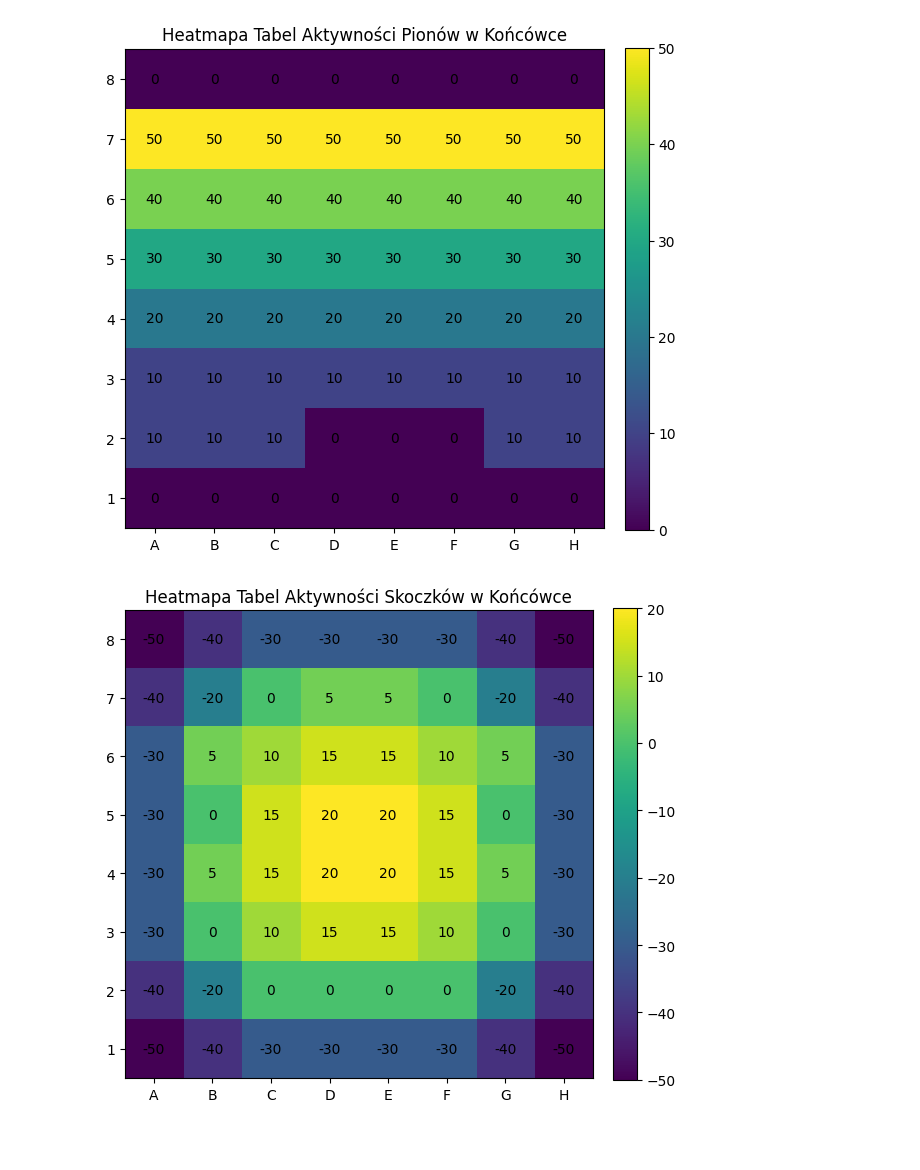
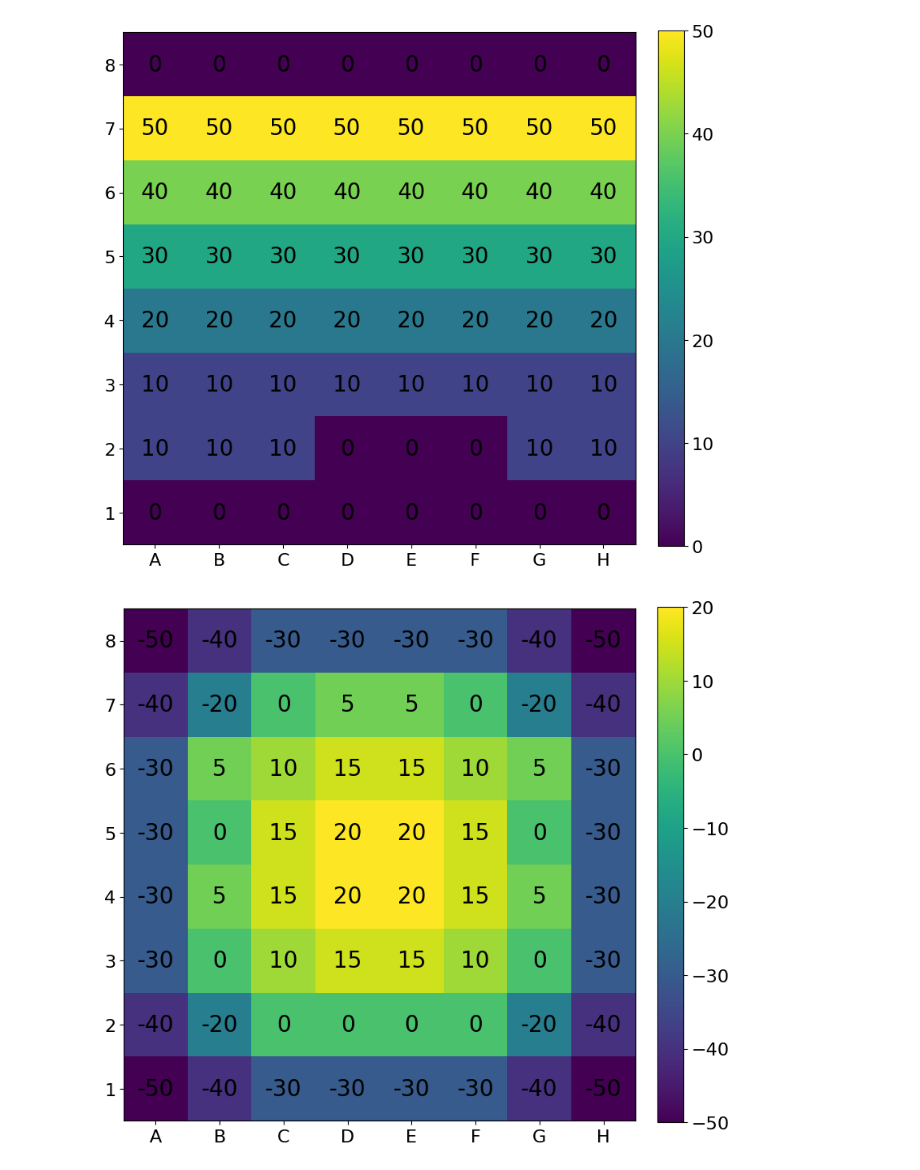
Before and after one commit to KrzysztofEmerling/C.E.R.C.I., a Jupyter notebook: src/Eval/TableGen.ipynb, the cells around one changed output. Cells and saved outputs as stored; diff of their text form; code cells hidden in the pictures; blank space fills up the shorter version.

```diff
--- a/src/Eval/TableGen.ipynb
+++ b/src/Eval/TableGen.ipynb
@@ -63,13 +63,13 @@ files = list("ABCDEFGH")
 ranks = list(range(1, 9))
 pieces = ["Pionów", "Skoczków", "Gońców", "Wierz", "Hetmanów", "Króla"]
 for i in range(6):
-    fig, ax = plt.subplots(figsize=(6, 6))
+    fig, ax = plt.subplots(figsize=(8, 8))
 
     im = ax.imshow(opening_table[i], origin="lower", cmap="viridis")
     ax.set_xticks(range(8))
     ax.set_yticks(range(8))
-    ax.set_xticklabels(files)
-    ax.set_yticklabels(ranks)
+    ax.set_xticklabels(files, fontsize=16)
+    ax.set_yticklabels(ranks, fontsize=16)
 
     # wartości w komórkach
     for y in range(8):
@@ -79,12 +79,13 @@ for i in range(6):
                 f"{int(opening_table[i, y, x])}",
                 ha="center",
                 va="center",
-                fontsize=10,
+                fontsize=20,
                 color="black"
             )
 
-    plt.colorbar(im, ax=ax, fraction=0.046, pad=0.04)
-    ax.set_title(f"Heatmapa Tabel Aktywności {pieces[i]} w Otwarciu")
+    cbar = plt.colorbar(im, ax=ax, fraction=0.046, pad=0.04)
+    cbar.ax.tick_params(labelsize=16)
+    # ax.set_title(f"Heatmapa Tabel Aktywności {pieces[i]} w Otwarciu")
     ax.set_aspect("equal")
 
     plt.tight_layout()
@@ -155,38 +156,39 @@ opening_table = np.array([
      -30, -10, 20, 30, 30, 20, -10, -30,
      -30, -30, 0, 0, 0, 0, -30, -30,
      -50, -30, -30, -30, -30, -30, -30, -50]
 ], dtype=float).reshape(6, 8, 8)
 
 files = list("ABCDEFGH")
 ranks = list(range(1, 9))
 pieces = ["Pionów", "Skoczków", "Gońców", "Wierz", "Hetmanów", "Króla"]
 for i in range(6):
-    fig, ax = plt.subplots(figsize=(6, 6))
+    fig, ax = plt.subplots(figsize=(8, 8))
 
     im = ax.imshow(opening_table[i], origin="lower", cmap="viridis")
     ax.set_xticks(range(8))
     ax.set_yticks(range(8))
-    ax.set_xticklabels(files)
-    ax.set_yticklabels(ranks)
+    ax.set_xticklabels(files, fontsize=16)
+    ax.set_yticklabels(ranks, fontsize=16)
 
     # wartości w komórkach
     for y in range(8):
         for x in range(8):
             ax.text(
                 x, y,
                 f"{int(opening_table[i, y, x])}",
                 ha="center",
                 va="center",
-                fontsize=10,
+                fontsize=20,
                 color="black"
             )
 
-    plt.colorbar(im, ax=ax, fraction=0.046, pad=0.04)
-    ax.set_title(f"Heatmapa Tabel Aktywności {pieces[i]} w Końcówce")
+    cbar = plt.colorbar(im, ax=ax, fraction=0.046, pad=0.04)
+    cbar.ax.tick_params(labelsize=16)
+    # ax.set_title(f"Heatmapa Tabel Aktywności {pieces[i]} w Końcówce")
     ax.set_aspect("equal")
 
     plt.tight_layout()
     plt.show()
 # %% [output]
-[figure, old version]
+[figure, new version]
-[figure, old version]
+[figure, new version]
```
Also changed, not shown: parts of 2 cells of this notebook.
